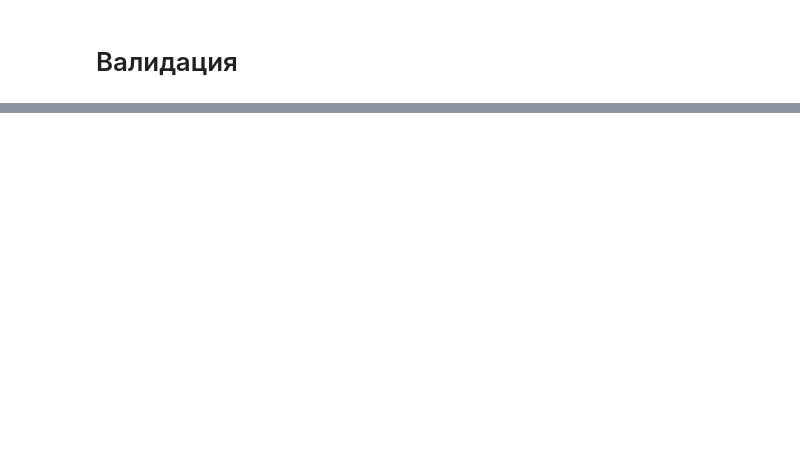
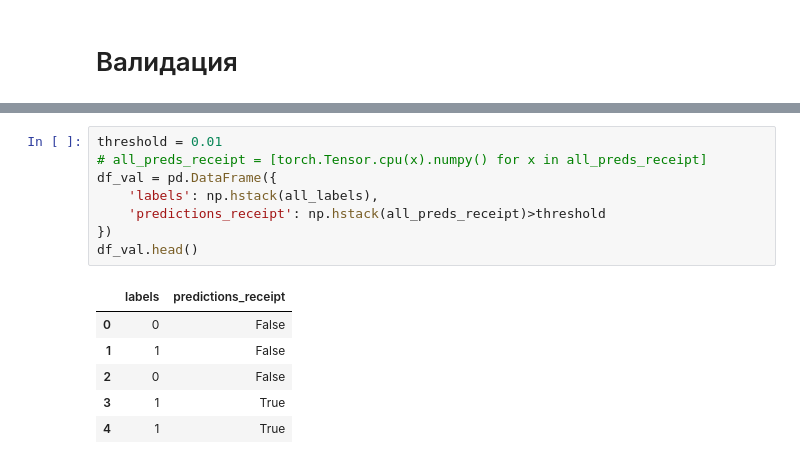
Before and after one commit to DevYourMind/ai_pos_terminal, a Jupyter notebook: receipt_screen_detection/model_training_receipts.ipynb, the cells around one changed output, grey strips where cells are left out. Cells and saved outputs as stored; diff of their text form; blank space fills up the shorter version.

```diff
--- a/receipt_screen_detection/model_training_receipts.ipynb
+++ b/receipt_screen_detection/model_training_receipts.ipynb
@@ -338,0 +393,15 @@ plt.show()
+# %%
+threshold = 0.01
+# all_preds_receipt = [torch.Tensor.cpu(x).numpy() for x in all_preds_receipt]
+df_val = pd.DataFrame({
+    'labels': np.hstack(all_labels),
+    'predictions_receipt': np.hstack(all_preds_receipt)>threshold
+})
+df_val.head()
+# %% [output]
+|  | labels | predictions_receipt |
+| 0 | 0 | False |
+| 1 | 1 | False |
+| 2 | 0 | False |
+| 3 | 1 | True |
+| 4 | 1 | True |
```
Also changed, not shown: parts of 15 cells of this notebook, 17 other files.
